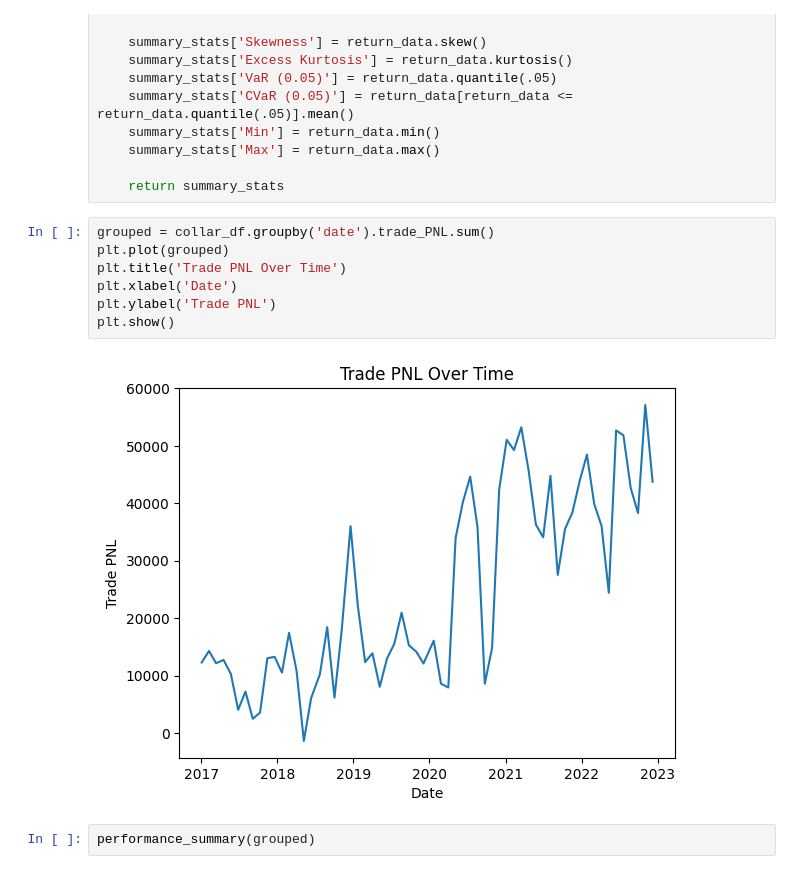
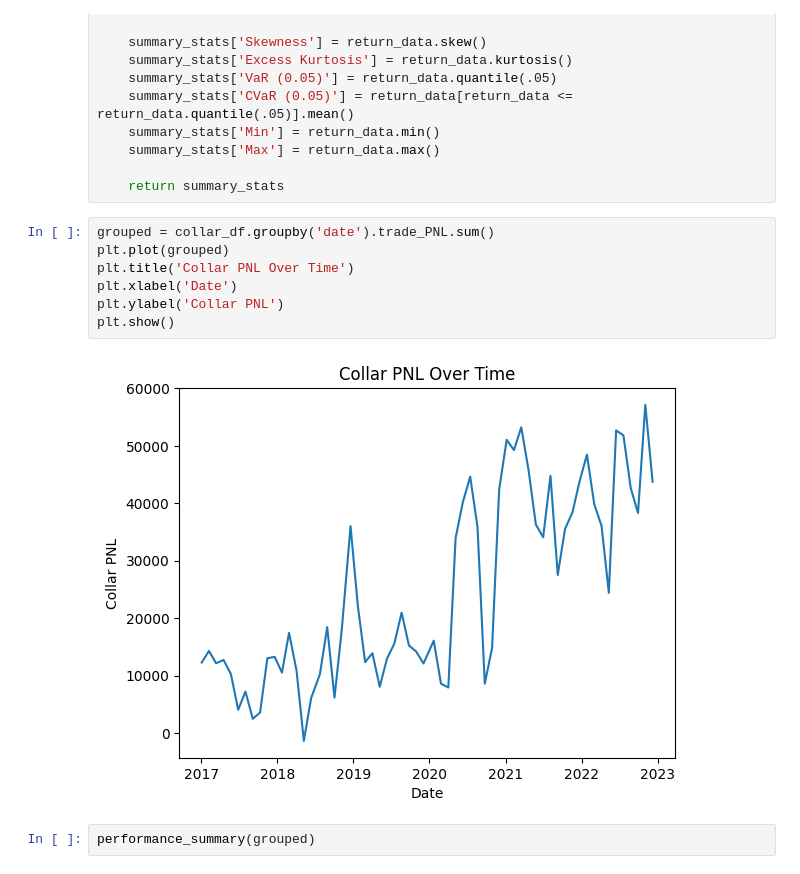
Before and after one commit to twood886/FINM33150_Quant_Trading_Project, a Jupyter notebook: options_collar_strategy.ipynb, the cells around one changed output. Cells and saved outputs as stored; diff of their text form.

```diff
--- a/options_collar_strategy.ipynb
+++ b/options_collar_strategy.ipynb
@@ -477,12 +501,12 @@ def performance_summary(return_data):
 # %%
 grouped = collar_df.groupby('date').trade_PNL.sum()
 plt.plot(grouped)
-plt.title('Trade PNL Over Time')
+plt.title('Collar PNL Over Time')
 plt.xlabel('Date')
-plt.ylabel('Trade PNL')
+plt.ylabel('Collar PNL')
 plt.show()
 # %% [output]
-[figure, old version]
+[figure, new version]
 # %%
 performance_summary(grouped)
 # %% [output]
```
Also changed, not shown: parts of 3 cells of this notebook.
